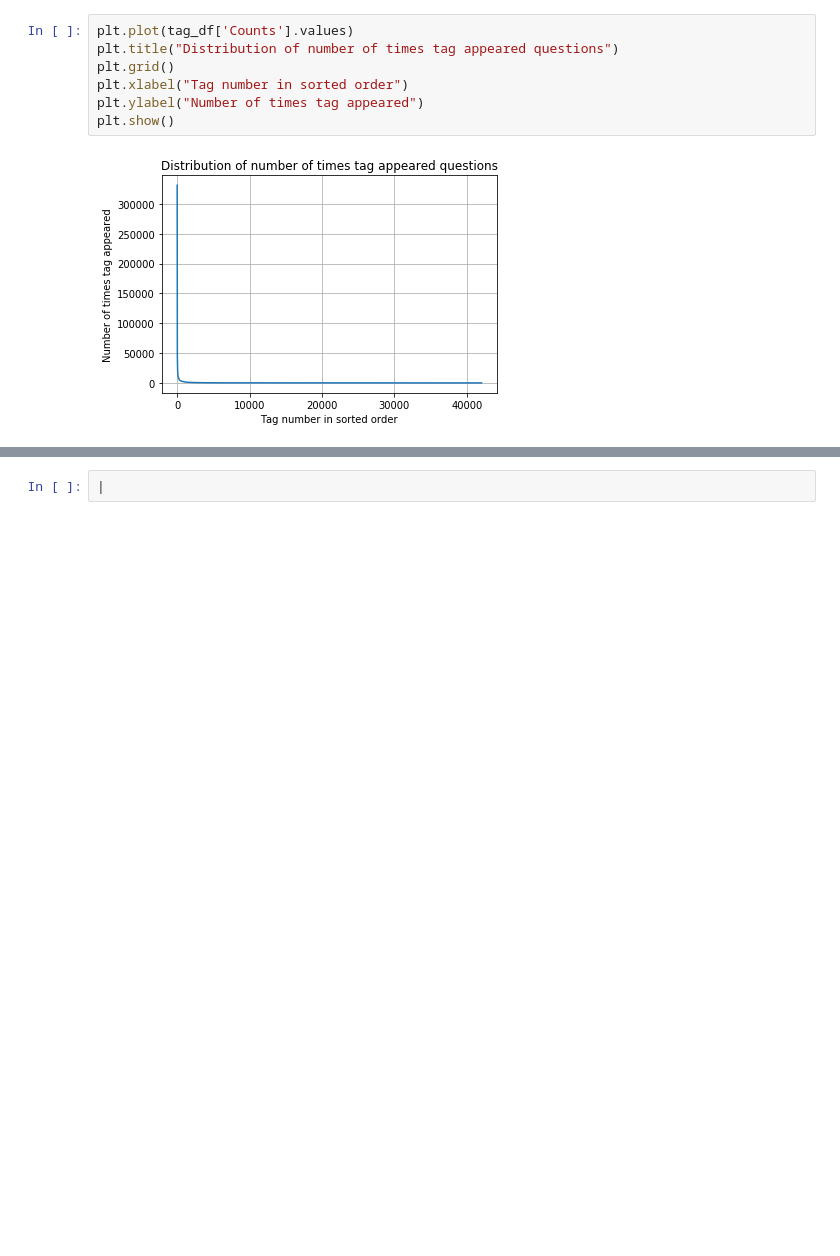
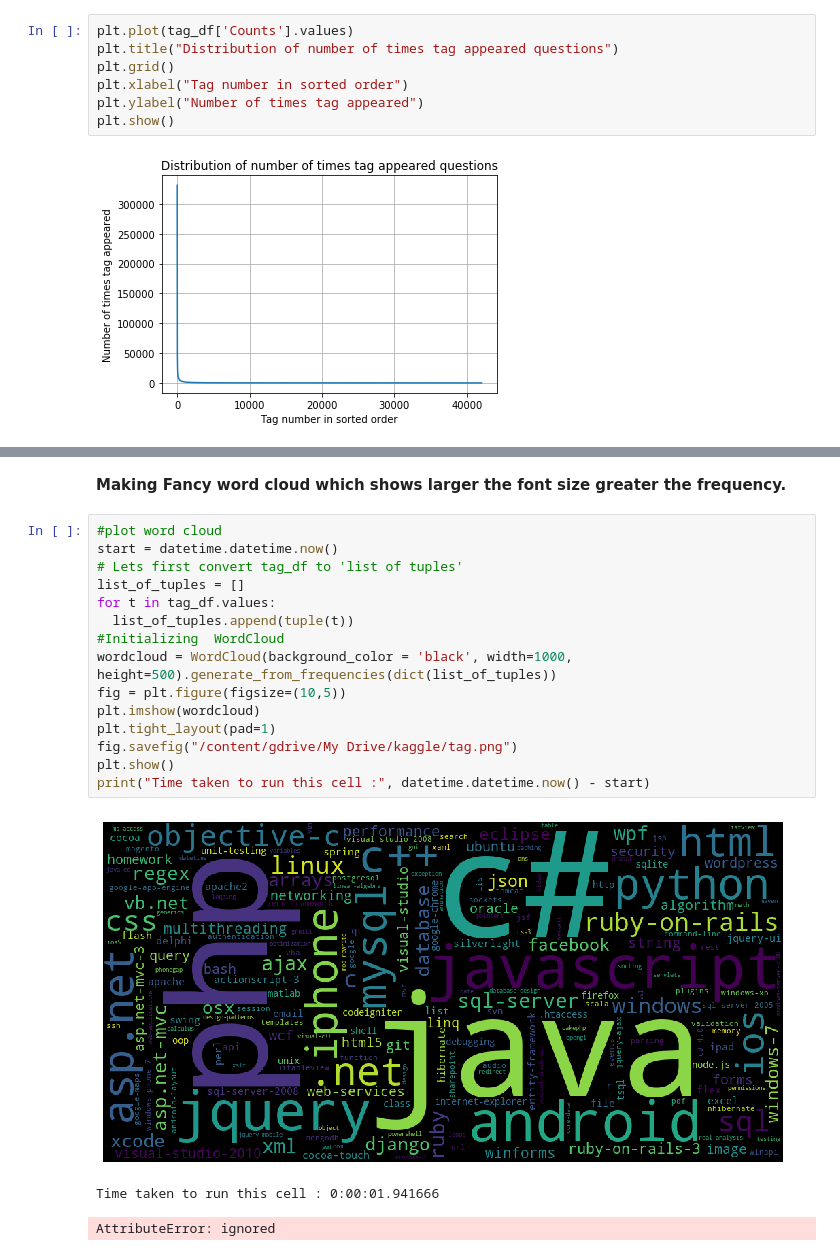
Before and after one commit to erYash15/StackOverflow-Tag-Prediction, a Jupyter notebook: facebook_recruiting_iii_keyword_extraction.ipynb, the cells around one changed output, grey strips where cells are left out. Saved outputs shown, nothing was run; the diff lists cells and outputs as text; blank space fills up the shorter version.

```diff
--- a/facebook_recruiting_iii_keyword_extraction.ipynb
+++ b/facebook_recruiting_iii_keyword_extraction.ipynb
@@ -193,2 +251,23 @@ plt.show()
+# %% [markdown]
+**Making Fancy word cloud which shows larger the font size greater the frequency.**
+# %%
+#plot word cloud
+start = datetime.datetime.now()
+# Lets first convert tag_df to 'list of tuples'
+list_of_tuples = []
+for t in tag_df.values:
+  list_of_tuples.append(tuple(t))
+#Initializing  WordCloud
+wordcloud = WordCloud(background_color = 'black', width=1000, height=500).generate_from_frequencies(dict(list_of_tuples))
+fig = plt.figure(figsize=(10,5))
+plt.imshow(wordcloud)
+plt.tight_layout(pad=1)
+fig.savefig("/content/gdrive/My Drive/kaggle/tag.png")
+plt.show()
+print("Time taken to run this cell :", datetime.datetime.now() - start)
+# %% [output]
+[figure, added]
+Time taken to run this cell : 0:00:01.941666
 # %%
-|
+# %% [output]
+AttributeError: ignored
```
Also changed, not shown: parts of 14 cells of this notebook.
